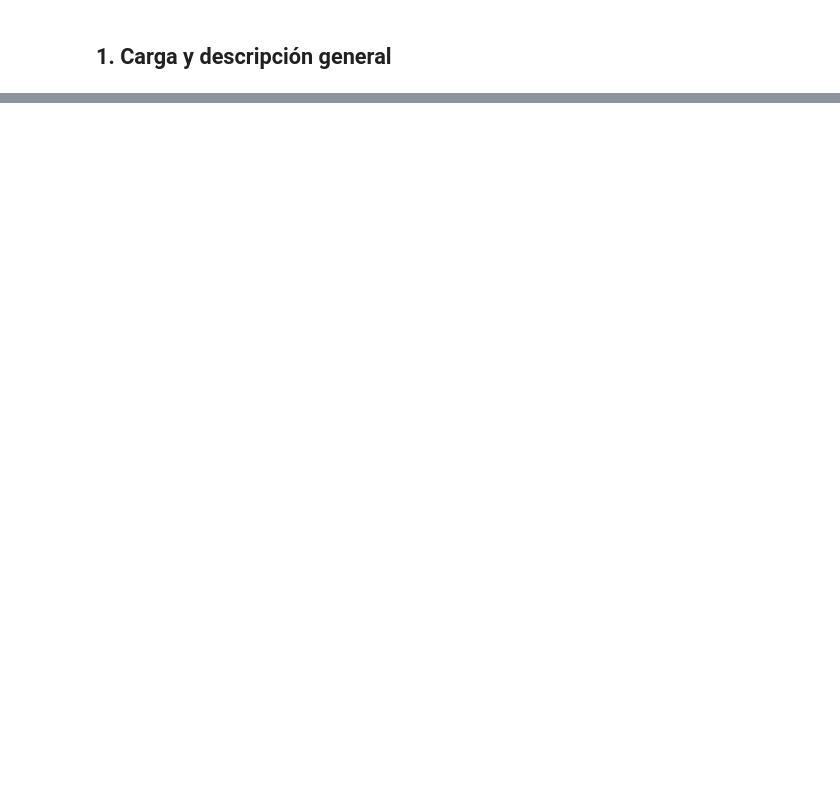
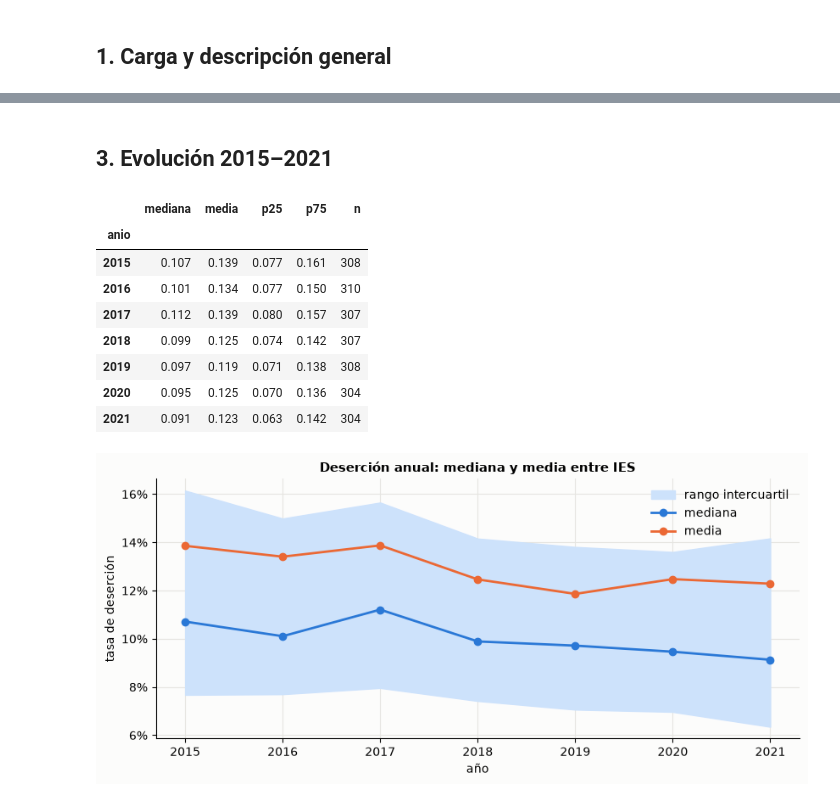
Before and after one commit to miguelmendez04/ProyectoAprendizajeAutomatico, a Jupyter notebook: notebooks/01_eda.ipynb, the cells around one changed output, grey strips where cells are left out. Cells and saved outputs as stored; diff of their text form; code cells hidden in the pictures; blank space fills up the shorter version.

```diff
--- a/notebooks/01_eda.ipynb
+++ b/notebooks/01_eda.ipynb
@@ -83,0 +148,27 @@ Las secciones que dependen del objetivo se omiten; el resto describe las variabl
+# %% [markdown]
+## 3. Evolución 2015–2021
+# %%
+por_anio = df.groupby("anio")["tasa_desercion"].agg(
+    mediana="median", media="mean", p25=lambda s: s.quantile(0.25), p75=lambda s: s.quantile(0.75), n="size")
+display(por_anio.round(3))
+
+fig, ax = plt.subplots(figsize=(8.5, 4))
+ax.fill_between(por_anio.index, por_anio["p25"], por_anio["p75"], color="#cde2fb", label="rango intercuartil")
+ax.plot(por_anio.index, por_anio["mediana"], color=AZUL, lw=2, marker="o", markersize=6, label="mediana")
+ax.plot(por_anio.index, por_anio["media"], color=NARANJA, lw=2, marker="o", markersize=6, label="media")
+ax.set(title="Deserción anual: mediana y media entre IES", xlabel="año", ylabel="tasa de deserción")
+ax.yaxis.set_major_formatter(lambda v, _: f"{v:.0%}")
+ax.legend(frameon=False, loc="upper right")
+plt.tight_layout()
+plt.show()
+# %% [output]
+|  | mediana | media | p25 | p75 | n |
+| anio |  |  |  |  |  |
+| 2015 | 0.107 | 0.139 | 0.077 | 0.161 | 308 |
+| 2016 | 0.101 | 0.134 | 0.077 | 0.150 | 310 |
+| 2017 | 0.112 | 0.139 | 0.080 | 0.157 | 307 |
+| 2018 | 0.099 | 0.125 | 0.074 | 0.142 | 307 |
+| 2019 | 0.097 | 0.119 | 0.071 | 0.138 | 308 |
+| 2020 | 0.095 | 0.125 | 0.070 | 0.136 | 304 |
+| 2021 | 0.091 | 0.123 | 0.063 | 0.142 | 304 |
+[figure, added]
```
Also changed, not shown: parts of 34 cells of this notebook, 19 other files.
